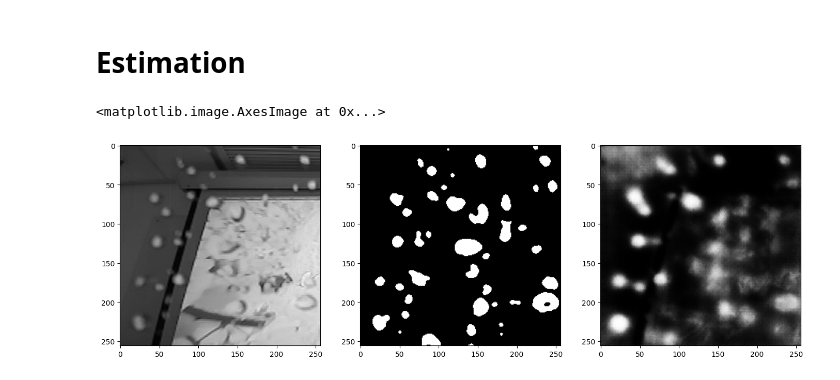
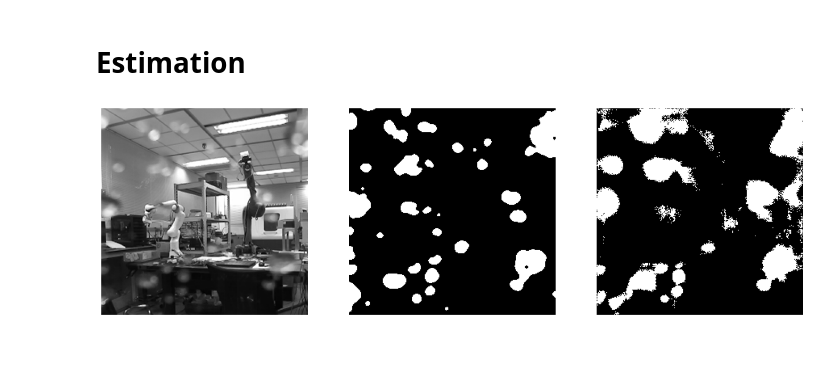
Before and after one commit to KIrillPal/WaterDropDetection, a Jupyter notebook: research/segmentation/train.ipynb, the cells around one changed output. Drawn from its saved outputs; the diff is of its cells as text; code cells hidden in the pictures; blank space fills up the shorter version.

```diff
--- a/research/segmentation/train.ipynb
+++ b/research/segmentation/train.ipynb
@@ -172,7 +192,7 @@ Epoch 11
 # %% [markdown]
 # Estimation
 # %%
-def get_full_prediction(model, x, y):
+def predict(model, x, y, binary_map=True, binary_threshold=0.4):
     image_np = x.detach().numpy()[0][0]
     gt_np = y.detach().numpy()[0][0]
 
@@ -184,18 +204,21 @@ def get_full_prediction(model, x, y):
         pred = torch.sigmoid(model(x))
     model.train()
     pred_np  = pred.cpu().detach().numpy()[0][0]
+    if binary_map:
+        pred_np = pred_np >= binary_threshold
     return image_np, gt_np, pred_np
 # %%
-idx = 3
+idx = 30
 x, y = val_dataset.dataset[idx]
 x = torch.stack([x])
 y = torch.stack([y])
-x, y, pred = get_full_prediction(model, x, y)
+x, y, pred = predict(model, x, y, binary_map=True)
 from matplotlib import pyplot as plt
 fig, axs = plt.subplots(1, 3, figsize=(17, 10))
 axs[0].imshow(x, cmap='gray')
 axs[1].imshow(y, cmap='gray')
 axs[2].imshow(pred, cmap='gray')
+for ax in axs:
+    ax.axis('off')
 # %% [output]
-<matplotlib.image.AxesImage at 0x...>
-[figure, old version]
+[figure, new version]
```
Also changed, not shown: parts of 3 cells of this notebook.
